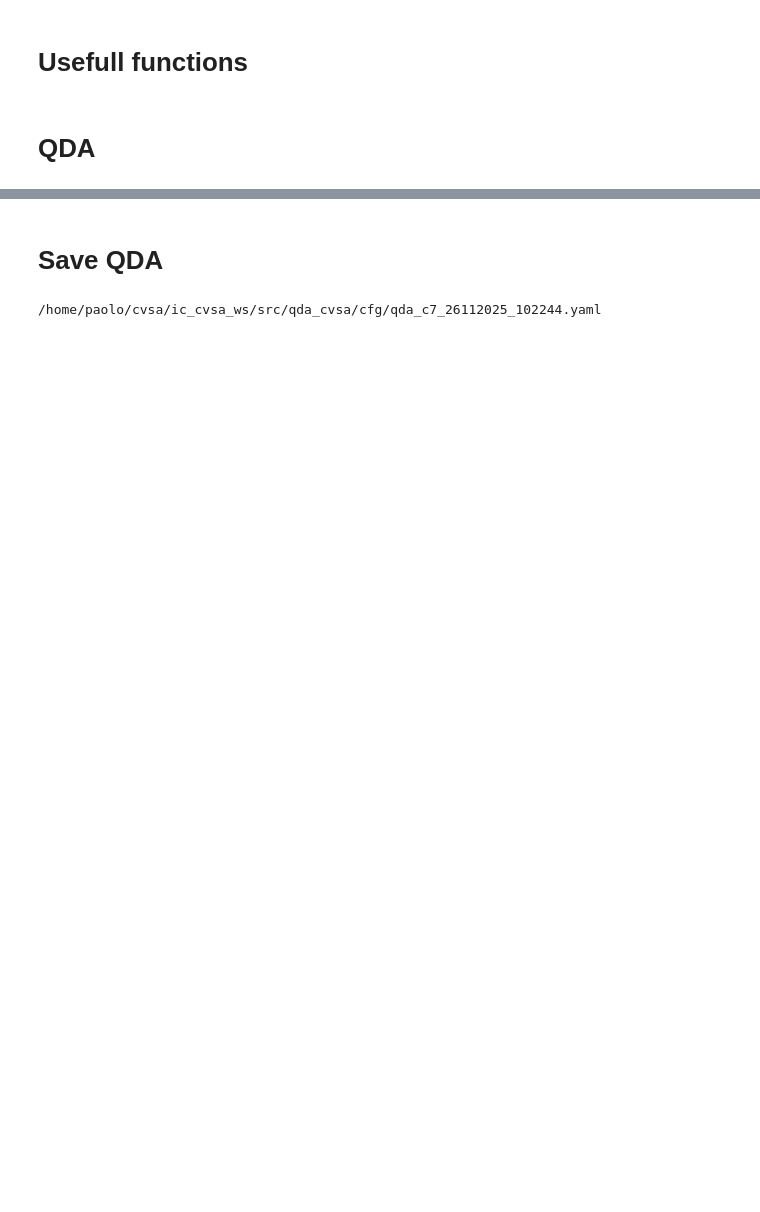
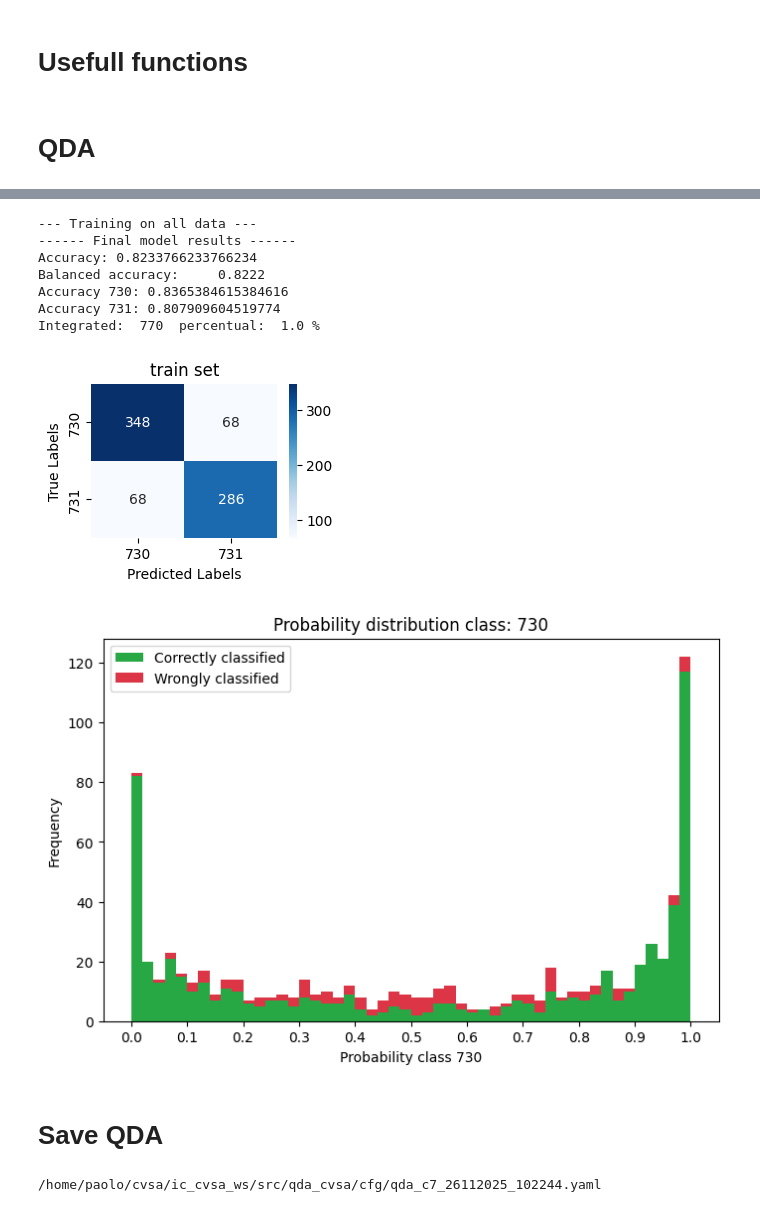
Before and after one commit to neurorobotics-iaslab/qda_cvsa, a Jupyter notebook: create_qda/create_qda.ipynb, the cells around one changed output, grey strips where cells are left out. Saved outputs shown, nothing was run; the diff lists cells and outputs as text; code cells hidden in the pictures; blank space fills up the shorter version.

```diff
--- a/create_qda/create_qda.ipynb
+++ b/create_qda/create_qda.ipynb
@@ -199,3 +229,28 @@ Integrated:  1027  percentual:  1.0 %
+# %%
+print("\n--- Training on all data ---")
+
+final_reg_param = best_params['reg_param']
+
+model_qda = QuadraticDiscriminantAnalysis(
+    reg_param=final_reg_param,
+    priors=[0.5, 0.5],
+    store_covariance=True
+)
+model_qda.fit(X, y)
+
+print("------ Final model results ------")
+print_cm_rej(model_qda, X_train, y_train, ths_rej, 'train set',  ['730', '731'])
+histo_prediction(X_train, y_train, model_qda, bins_step, classes)
+# %% [output]
+--- Training on all data ---
+------ Final model results ------
+Accuracy: 0.8233766233766234
+Balanced accuracy:     0.8222
+Accuracy 730: 0.8365384615384616
+Accuracy 731: 0.807909604519774
+Integrated:  770  percentual:  1.0 %
+[figure, added]
+[figure, added]
 # %% [markdown]
 # Save QDA
 # %%
```
Also changed, not shown: parts of 9 cells of this notebook, 4 other files.
